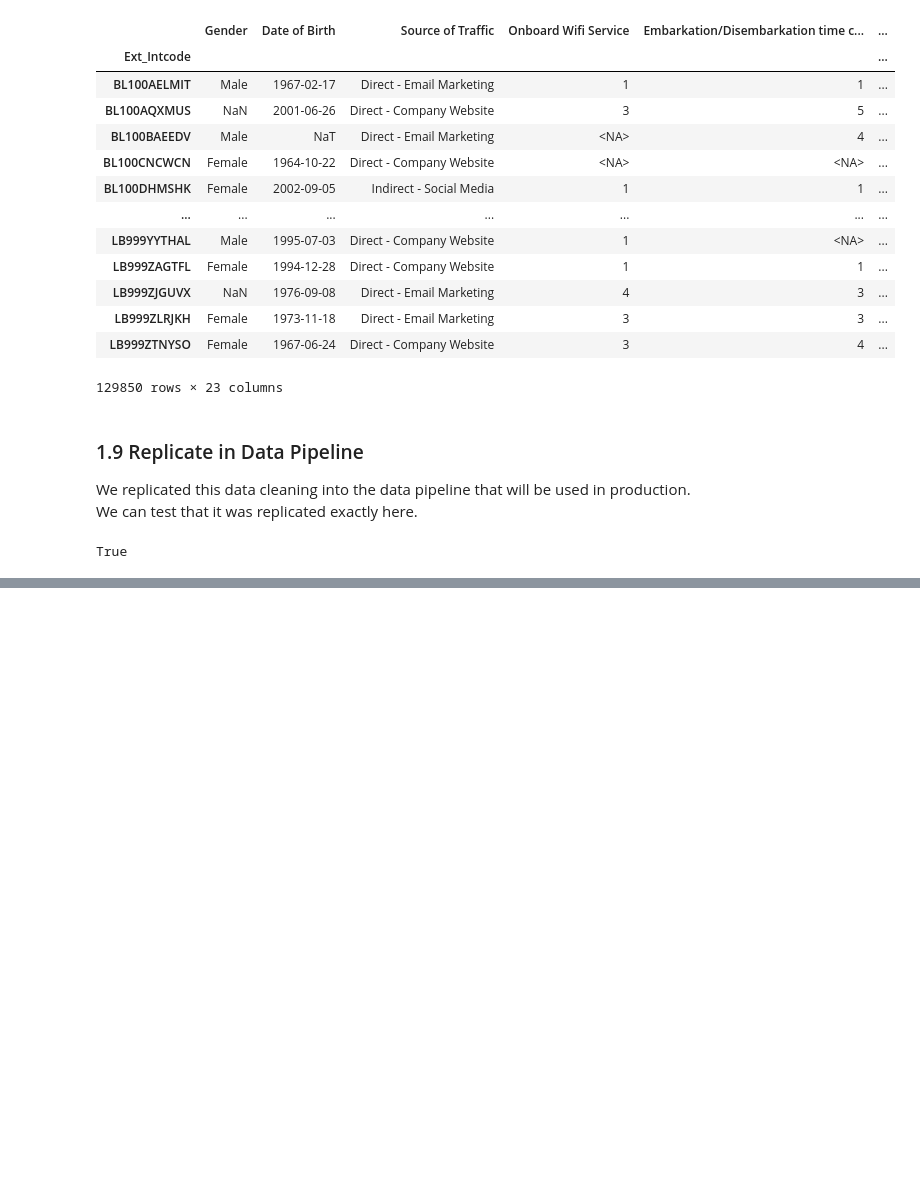
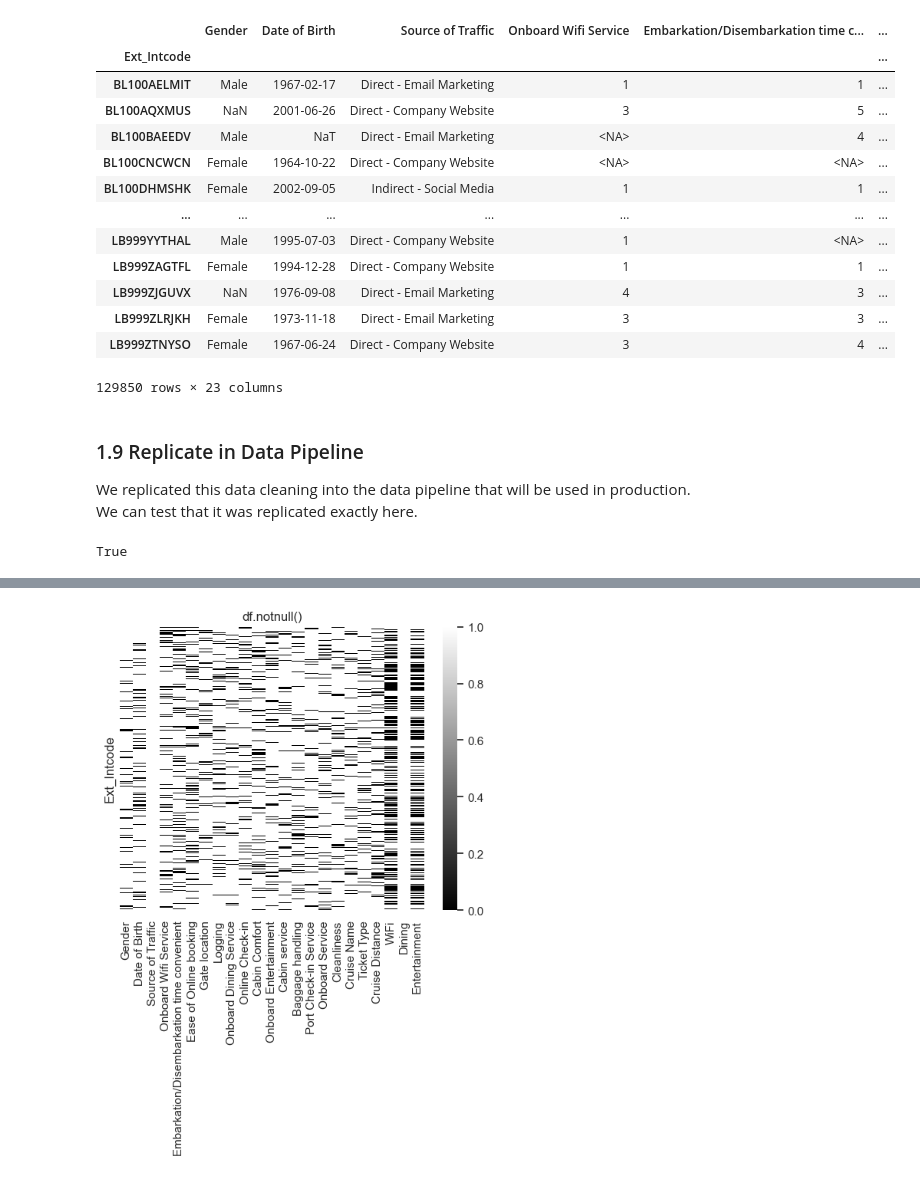
Before and after one commit to BillyLjm/AIAP-15-Assessment, a Jupyter notebook: eda.ipynb, the cells around one changed output, grey strips where cells are left out. Cells and saved outputs as stored; diff of their text form; code cells hidden in the pictures; blank space fills up the shorter version.

```diff
--- a/eda.ipynb
+++ b/eda.ipynb
@@ -335,0 +372,6 @@ df.describe(include='all')
+# %%
+sns.heatmap(df.notnull(), cmap="gray", yticklabels=False)
+plt.title("df.notnull()")
+plt.show()
+# %% [output]
+[figure, added]
```
Also changed, not shown: parts of 23 cells of this notebook, 1 other file.
